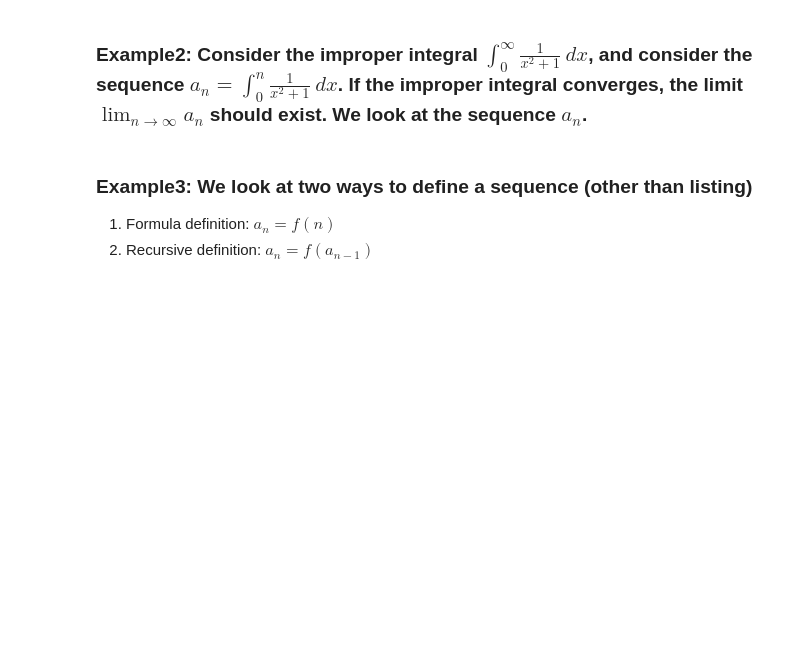
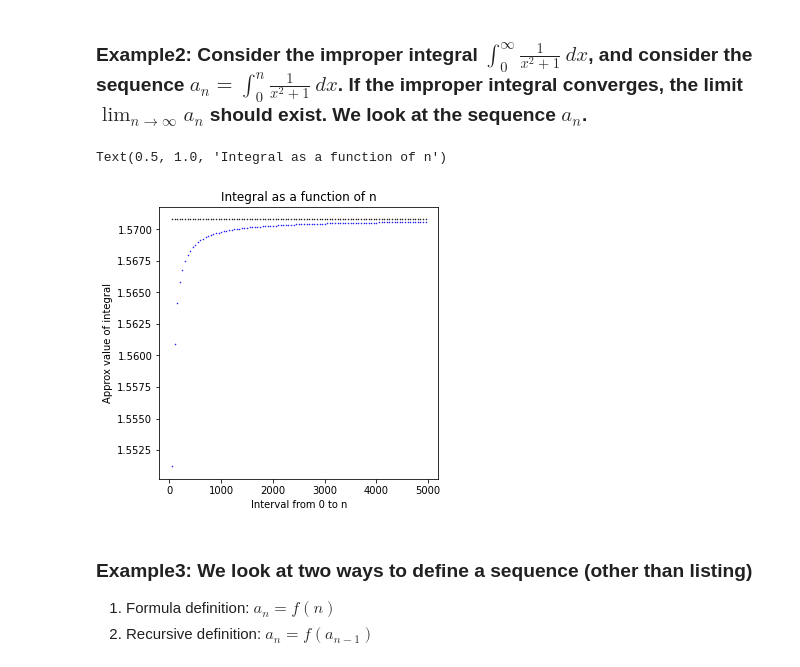
Before and after one commit to yajuna/126python, a Jupyter notebook: week1_sequences_series.ipynb, the cells around one changed output. Drawn from its saved outputs; the diff is of its cells as text; code cells hidden in the pictures; blank space fills up the shorter version.

```diff
--- a/week1_sequences_series.ipynb
+++ b/week1_sequences_series.ipynb
@@ -64,17 +77,20 @@ plt.title('Riemann Sum as a function of n')
 # %%
 f = lambda x : 1/(x**2 + 1)
 
 ranges = [n for n in range(1, int(5e3), 50)]
 Rsums1 = [riemann(f,0,n,50 * n, endpoint = 0.5) for n in ranges]
 
 plt.figure(figsize=(5,5))
-plt.plot(ranges[1:],Rsums1[1:],'b.',markersize=10)
-plt.plot(ranges[1:],np.pi/2*np.ones(len(ranges))[1:],'k.',markersize=5)
+plt.plot(ranges[1:],Rsums1[1:],'b.',markersize=1)
+plt.plot(ranges[1:],np.pi/2*np.ones(len(ranges))[1:],'k.',markersize=1)
 plt.xlabel('Interval from 0 to n')
 plt.ylabel('Approx value of integral')
 plt.title('Integral as a function of n')
 
 # experiment with endpoint = 0, 0.5, and 1 (left, middle, and right endpoint)
+# %% [output]
+Text(0.5, 1.0, 'Integral as a function of n')
+[figure, added]
 # %% [markdown]
 ### Example3: We look at two ways to define a sequence (other than listing)
 1. Formula definition: $a_n = f(n)$
```
Also changed, not shown: parts of 8 cells of this notebook.
